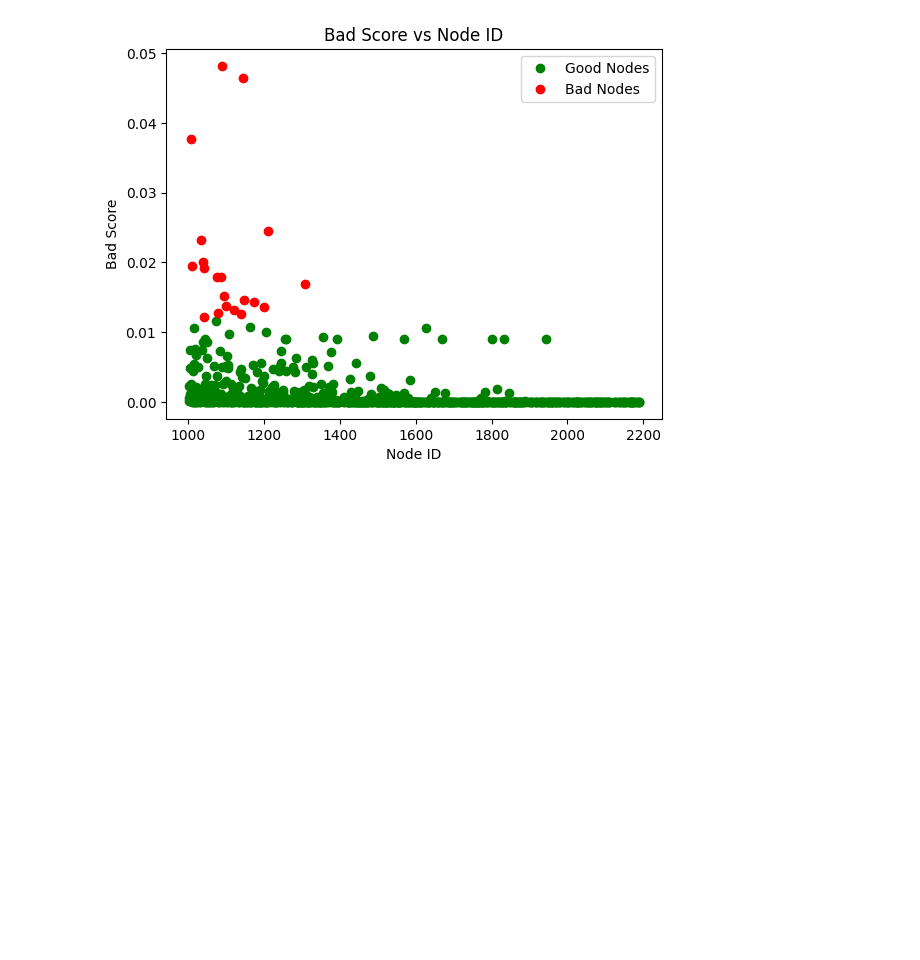
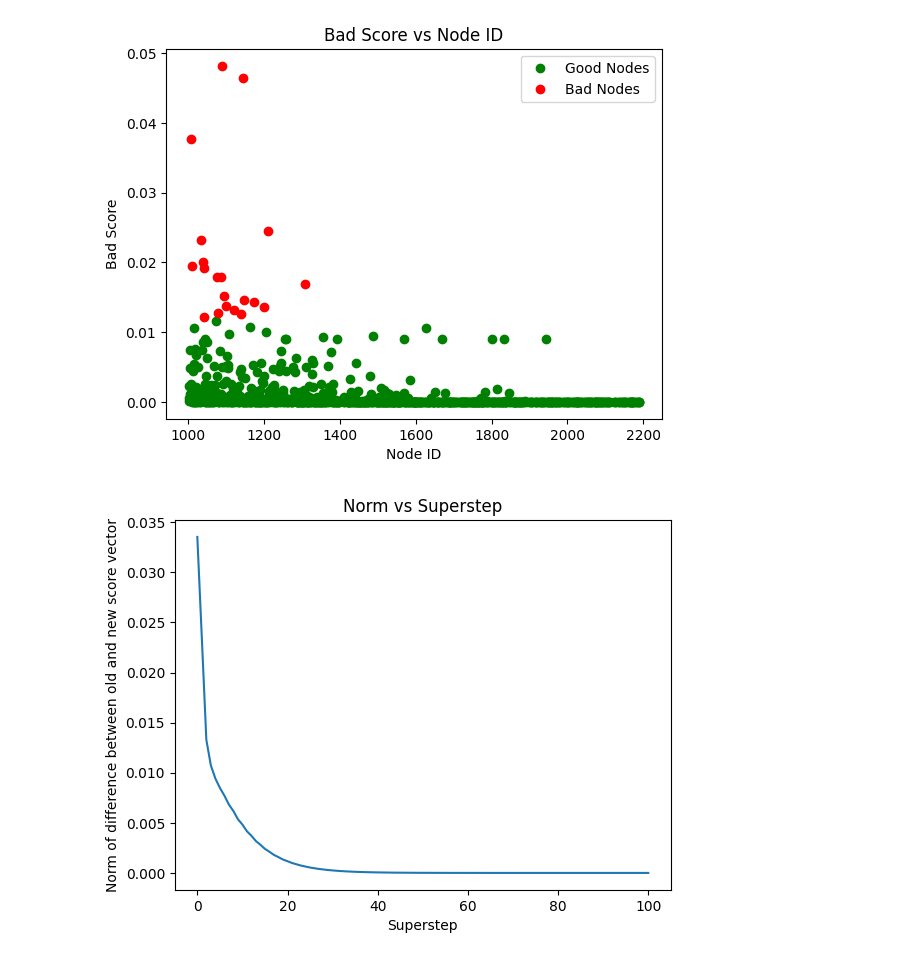
Before and after one commit to Aayush2492/Fraud-Analytics-Assignments, a Jupyter notebook: 2/Assignment-2.ipynb, the cells around one changed output. Saved outputs shown, nothing was run; the diff lists cells and outputs as text; code cells hidden in the pictures; blank space fills up the shorter version.

Commit message:
Convergence Plot added

```diff
--- a/2/Assignment-2.ipynb
+++ b/2/Assignment-2.ipynb
@@ -88,6 +88,8 @@ class Pregel():
     def __init__(self,vertices,num_workers):
         self.vertices = vertices
         self.num_workers = num_workers
+        self.scores = np.full((len(vertices),), 0.0)
+        self.norms = []
 
     def run(self):
         """Runs the Pregel instance."""
@@ -129,6 +131,9 @@ class Pregel():
 
     def redistribute_messages(self):
         """Updates the message lists for all vertices."""
+        present_score = [vertex.value for vertex in self.vertices]
+        self.norms.append(np.linalg.norm(np.array(present_score) - self.scores))
+        self.scores = present_score
         for vertex in self.vertices:
             vertex.superstep +=1
             vertex.incoming_messages = []
@@ -222,7 +227,7 @@ def updateOutGoingVertices(vertices, id_vertex_map):
 def pregelTrustRank(vertices, num_workers):
     p = Pregel(vertices,num_workers)
     p.run()
-    return np.array([(vertex.id, vertex.value) for vertex in p.vertices])
+    return np.array([(vertex.id, vertex.value) for vertex in p.vertices]), p.norms
 # %% [markdown]
 ## Function to compute Initial Bad Score
 # %%
@@ -253,7 +258,7 @@ num_workers = 4
 vertices, id_vertex_map = ComputeInitialBadScore()
 updateOutGoingVertices(vertices, id_vertex_map)
 # %%
-bad_score_vector = pregelTrustRank(vertices, num_workers)
+bad_score_vector, norms = pregelTrustRank(vertices, num_workers)
 
 # Sorting the bad score vector based on the id of the node
 idx = np.argsort(bad_score_vector[:, 0])
@@ -311,3 +316,12 @@ plt.legend()
 plt.show()
 # %% [output]
 [figure]
+# %%
+# Plotting Convergence of the algorithm
+plt.plot(norms)
+plt.xlabel('Superstep')
+plt.ylabel('Norm of difference between old and new score vector')
+plt.title('Norm vs Superstep')
+plt.show()
+# %% [output]
+[figure, added]
```
